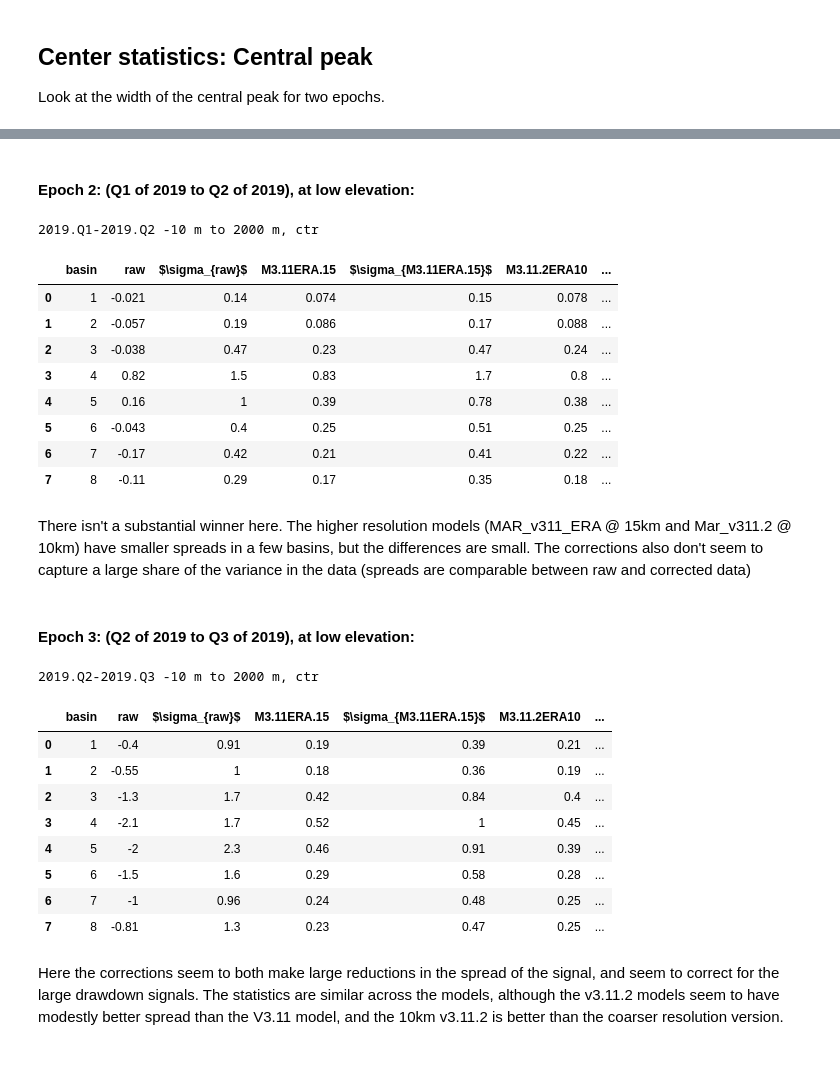
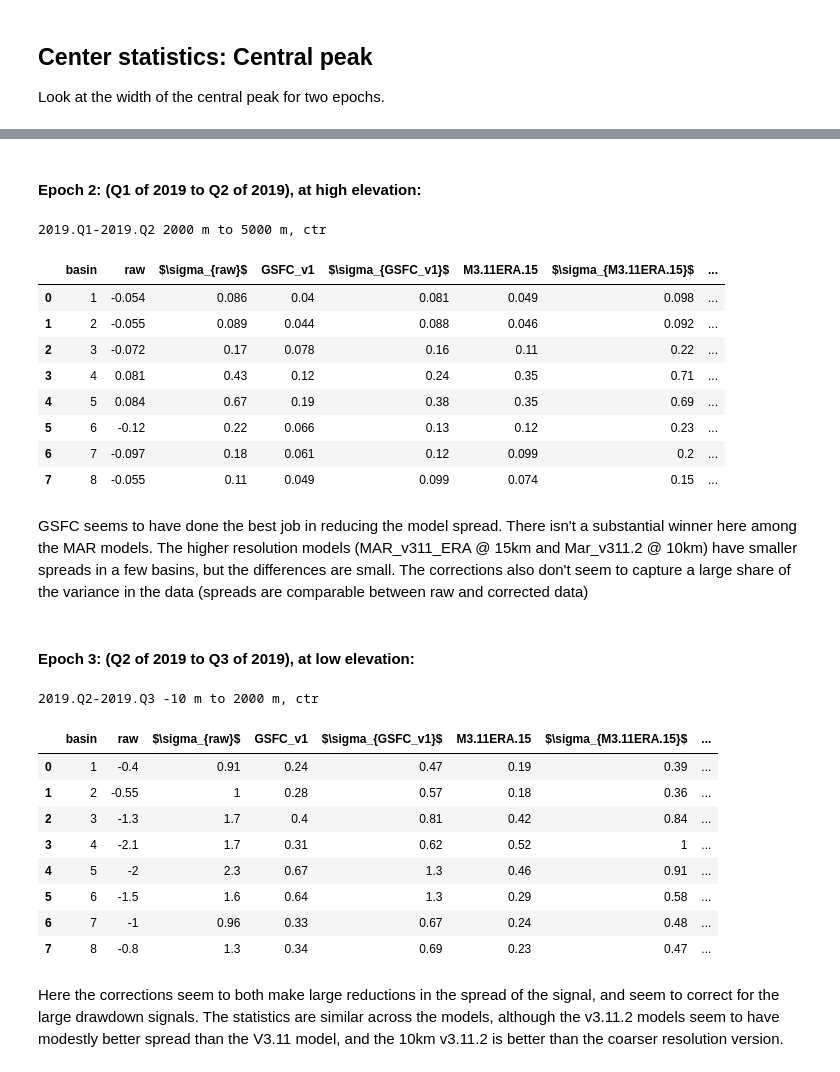
Before and after one commit to porterdf/SMBcorr, a Jupyter notebook: firn_dh_plots.ipynb, the cells around one changed output, grey strips where cells are left out. Cells and saved outputs as stored; diff of their text form; code cells hidden in the pictures.

```diff
--- a/firn_dh_plots.ipynb
+++ b/firn_dh_plots.ipynb
@@ -193,10 +195,12 @@ for count, model in enumerate(models):
 This function reports a summary of a particular statistic for the different models.
 # %%
 sn={'raw':'raw',
+        'GSFC_fdm_v1_zsurf':'GSFC_v1',
         'MARv3_11_ERA_zsurf':'M3.11ERA.15',
         'MARv3_11_2_ERA_10km_zsurf':'M3.11.2ERA10',
         'MARv3_11_2_ERA_20km_zsurf':'M3.11.2ERA20',
-        'MARv3_11_2_NCEP_20km_zsurf':'M311.2NC20'}
+        'MARv3_11_2_NCEP_20km_zsurf':'M311.2NC20'
+        ''}
 sigma_sn={model:f'$\sigma_{{{sn[model]}}}$' for model in sn.keys()}
 # %%
 def all_basin_stats(pct, epoch, h_range, var):
@@ -210,7 +214,7 @@ def all_basin_stats(pct, epoch, h_range, var):
         p1=4
         p0=3
 
-    models=['MARv3_11_ERA_zsurf', 'MARv3_11_2_ERA_10km_zsurf',
+    models=['GSFC_fdm_v1_zsurf', 'MARv3_11_ERA_zsurf', 'MARv3_11_2_ERA_10km_zsurf',
      'MARv3_11_2_ERA_20km_zsurf',
      'MARv3_11_2_NCEP_20km_zsurf']
 
@@ -287,24 +329,24 @@ Look at the width of the central peak for two epochs.
 # %% [markdown]
-#### Epoch 2: (Q1 of 2019 to Q2 of 2019), at low elevation:
+#### Epoch 2: (Q1 of 2019 to Q2 of 2019), at high elevation:
 # %%
-df=all_basin_stats(pct, epochs[1], h_ranges[0],'ctr')
+df=all_basin_stats(pct, epochs[1], h_ranges[1],'ctr')
 df.style.set_precision(2).apply(highlight_minabs, axis=1, subset=[sn[model] for model in sn.keys()])\
     .apply(highlight_minabs, color='orange', axis=1, subset=[sigma_sn[model] for model in sn.keys()])\
     .apply(bold_abs_lt_first, axis=1, subset=[sn[model] for model in sn.keys()])\
     .apply(bold_abs_lt_first, axis=1, subset=[sigma_sn[model] for model in sn.keys()])
 # %% [output]
-2019.Q1-2019.Q2 -10 m to 2000 m, ctr
+2019.Q1-2019.Q2 2000 m to 5000 m, ctr
-|  | basin | raw | $\sigma_{raw}$ | M3.11ERA.15 | $\sigma_{M3.11ERA.15}$ | M3.11.2ERA10 | ... |
-| 0 | 1 | -0.021 | 0.14 | 0.074 | 0.15 | 0.078 | ... |
-| 1 | 2 | -0.057 | 0.19 | 0.086 | 0.17 | 0.088 | ... |
-| 2 | 3 | -0.038 | 0.47 | 0.23 | 0.47 | 0.24 | ... |
-| 3 | 4 | 0.82 | 1.5 | 0.83 | 1.7 | 0.8 | ... |
-| 4 | 5 | 0.16 | 1 | 0.39 | 0.78 | 0.38 | ... |
-| 5 | 6 | -0.043 | 0.4 | 0.25 | 0.51 | 0.25 | ... |
-| 6 | 7 | -0.17 | 0.42 | 0.21 | 0.41 | 0.22 | ... |
-| 7 | 8 | -0.11 | 0.29 | 0.17 | 0.35 | 0.18 | ... |
+|  | basin | raw | $\sigma_{raw}$ | GSFC_v1 | $\sigma_{GSFC_v1}$ | M3.11ERA.15 | $\sigma_{M3.11ERA.15}$ | ... |
+| 0 | 1 | -0.054 | 0.086 | 0.04 | 0.081 | 0.049 | 0.098 | ... |
+| 1 | 2 | -0.055 | 0.089 | 0.044 | 0.088 | 0.046 | 0.092 | ... |
+| 2 | 3 | -0.072 | 0.17 | 0.078 | 0.16 | 0.11 | 0.22 | ... |
+| 3 | 4 | 0.081 | 0.43 | 0.12 | 0.24 | 0.35 | 0.71 | ... |
+| 4 | 5 | 0.084 | 0.67 | 0.19 | 0.38 | 0.35 | 0.69 | ... |
+| 5 | 6 | -0.12 | 0.22 | 0.066 | 0.13 | 0.12 | 0.23 | ... |
+| 6 | 7 | -0.097 | 0.18 | 0.061 | 0.12 | 0.099 | 0.2 | ... |
+| 7 | 8 | -0.055 | 0.11 | 0.049 | 0.099 | 0.074 | 0.15 | ... |
 # %% [markdown]
-There isn't a substantial winner here.  The higher resolution models (MAR_v311_ERA @ 15km and Mar_v311.2 @ 10km) have smaller spreads in a few basins, but the differences are small. The corrections also don't seem to capture a large share of the variance in the data (spreads are comparable between raw and corrected data)
+GSFC seems to have done the best job in reducing the model spread.  There isn't a substantial winner here among the MAR models.  The higher resolution models (MAR_v311_ERA @ 15km and Mar_v311.2 @ 10km) have smaller spreads in a few basins, but the differences are small. The corrections also don't seem to capture a large share of the variance in the data (spreads are comparable between raw and corrected data)
 # %% [markdown]
 #### Epoch 3: (Q2 of 2019 to Q3 of 2019), at low elevation:
 # %%
@@ -315,15 +357,15 @@ df.style.set_precision(2).apply(highlight_minabs, axis=1, subset=[sn[model] for
     .apply(bold_abs_lt_first, axis=1, subset=[sigma_sn[model] for model in sn.keys()])
 # %% [output]
 2019.Q2-2019.Q3 -10 m to 2000 m, ctr
-|  | basin | raw | $\sigma_{raw}$ | M3.11ERA.15 | $\sigma_{M3.11ERA.15}$ | M3.11.2ERA10 | ... |
-| 0 | 1 | -0.4 | 0.91 | 0.19 | 0.39 | 0.21 | ... |
-| 1 | 2 | -0.55 | 1 | 0.18 | 0.36 | 0.19 | ... |
-| 2 | 3 | -1.3 | 1.7 | 0.42 | 0.84 | 0.4 | ... |
-| 3 | 4 | -2.1 | 1.7 | 0.52 | 1 | 0.45 | ... |
-| 4 | 5 | -2 | 2.3 | 0.46 | 0.91 | 0.39 | ... |
-| 5 | 6 | -1.5 | 1.6 | 0.29 | 0.58 | 0.28 | ... |
-| 6 | 7 | -1 | 0.96 | 0.24 | 0.48 | 0.25 | ... |
-| 7 | 8 | -0.81 | 1.3 | 0.23 | 0.47 | 0.25 | ... |
+|  | basin | raw | $\sigma_{raw}$ | GSFC_v1 | $\sigma_{GSFC_v1}$ | M3.11ERA.15 | $\sigma_{M3.11ERA.15}$ | ... |
+| 0 | 1 | -0.4 | 0.91 | 0.24 | 0.47 | 0.19 | 0.39 | ... |
+| 1 | 2 | -0.55 | 1 | 0.28 | 0.57 | 0.18 | 0.36 | ... |
+| 2 | 3 | -1.3 | 1.7 | 0.4 | 0.81 | 0.42 | 0.84 | ... |
+| 3 | 4 | -2.1 | 1.7 | 0.31 | 0.62 | 0.52 | 1 | ... |
+| 4 | 5 | -2 | 2.3 | 0.67 | 1.3 | 0.46 | 0.91 | ... |
+| 5 | 6 | -1.5 | 1.6 | 0.64 | 1.3 | 0.29 | 0.58 | ... |
+| 6 | 7 | -1 | 0.96 | 0.33 | 0.67 | 0.24 | 0.48 | ... |
+| 7 | 8 | -0.8 | 1.3 | 0.34 | 0.69 | 0.23 | 0.47 | ... |
 # %% [markdown]
 Here the corrections seem to both make large reductions in the spread of the signal, and seem to correct for the large drawdown signals.  The statistics are similar across the models, although the v3.11.2 models seem to have modestly better spread than the V3.11 model, and the 10km v3.11.2 is better than the coarser resolution version.
 # %% [markdown]
```
Also changed, not shown: parts of 14 cells of this notebook, 1 other file.
